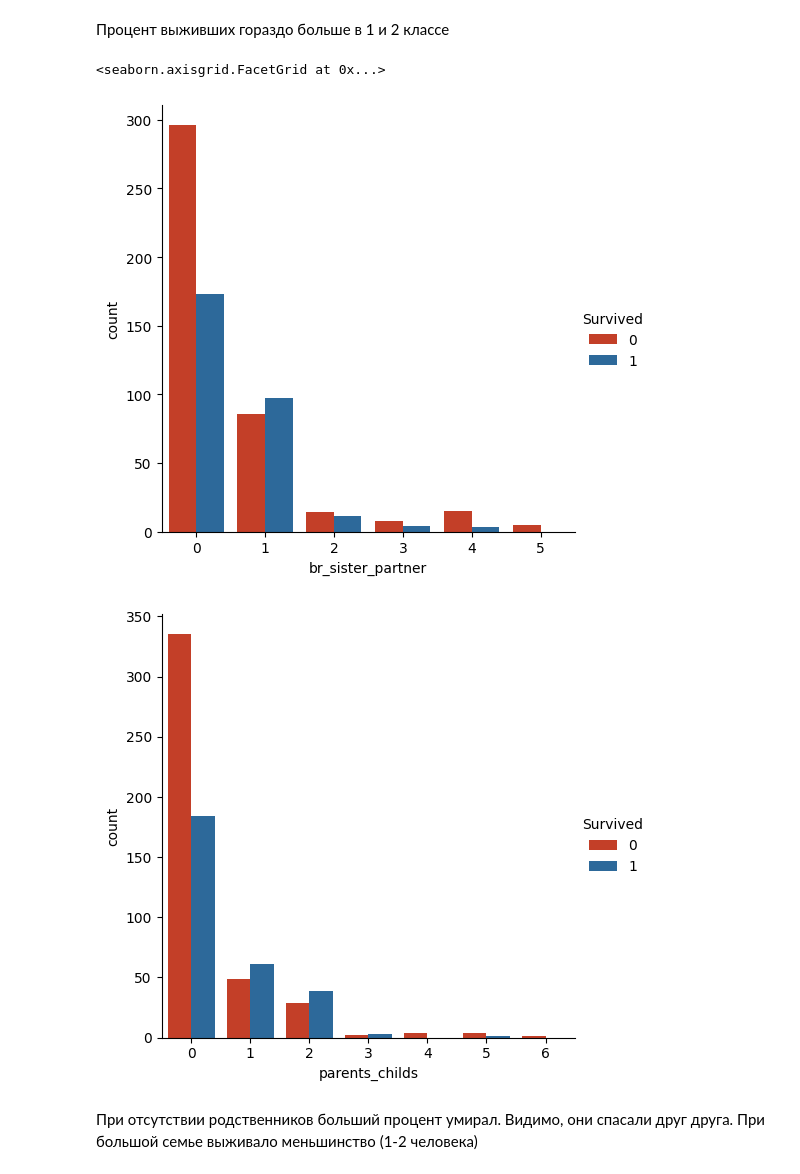
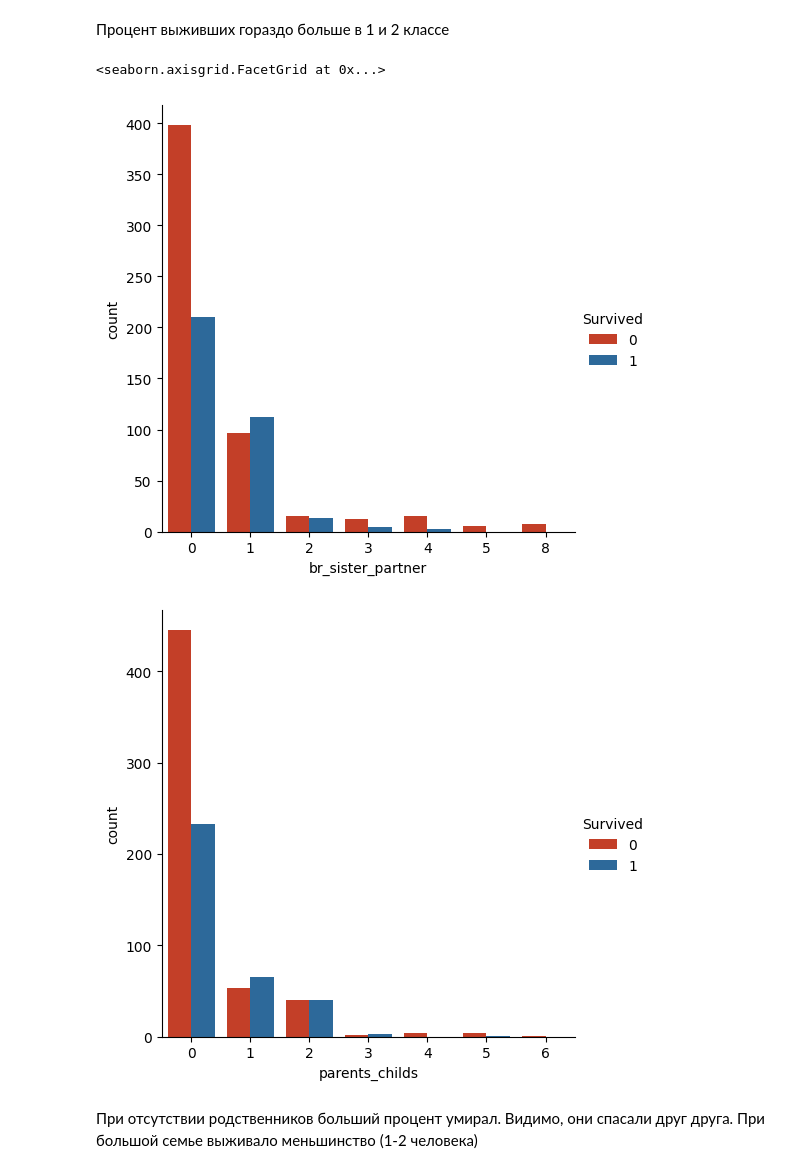
Before and after one commit to Sidyaniv/titanic_prediction, a Jupyter notebook: EDA.ipynb, the cells around one changed output. Drawn from its saved outputs; the diff is of its cells as text; code cells hidden in the pictures.

```diff
--- a/EDA.ipynb
+++ b/EDA.ipynb
@@ -36,0 +34,9 @@ test_data.drop(columns=useless_names, inplace=True)
+# %%
+# Age ~20% пропусков
+# 1-ый способ. Заменим пропуски в возрасте на медианный возраст по всей выборке
+median_age = train_data['Age'].median()
+train_data['Age'].fillna(median_age, inplace=True)
+test_data['Age'].fillna(median_age, inplace=True)
+
+# 2-ой способ. Заменим пропуски на медианный возраст по группам. Группировать можно по нескольким признакам.
+# train_data.groupby(['Pclass', 'Sex'] )['Age'].transform(lambda x: x.fillna(x.median()))
@@ -72,0 +69,11 @@ np.int64(418)
+# %%
+# port_name ~ <1%
+# Заменим на моду по всем объектам
+moda_port_name = train_data['port_name'].mode().item()
+train_data['port_name'].fillna(moda_port_name, inplace=True)
+test_data['port_name'].fillna(moda_port_name, inplace=True)
+
+# test_data ~ <1%
+median_ticket_cost = train_data['ticket_cost'].median()
+train_data['ticket_cost'].fillna(median_ticket_cost, inplace=True)
+test_data['ticket_cost'].fillna(median_ticket_cost, inplace=True)
@@ -94,12 +122,12 @@ sns.catplot(data=train_cleared, x = 'Pclass', hue='Survived', kind='count', pale
 # %% [markdown]
 Процент выживших гораздо больше в 1 и 2 классе
 # %%
-sns.catplot(data=train_cleared, x = 'br_sister_partner', hue='Survived', kind='count', palette = custom_colors)
-sns.catplot(data=train_cleared, x = 'parents_childs', hue='Survived', kind='count', palette = custom_colors)
+sns.catplot(data=train_data, x = 'br_sister_partner', hue='Survived', kind='count', palette = custom_colors)
+sns.catplot(data=train_data, x = 'parents_childs', hue='Survived', kind='count', palette = custom_colors)
 # %% [output]
 <seaborn.axisgrid.FacetGrid at 0x...>
-[figure, old version]
+[figure, new version]
-[figure, old version]
+[figure, new version]
 # %% [markdown]
 При отсутствии родственников больший процент умирал. Видимо, они спасали друг друга. При большой семье выживало меньшинство (1-2 человека)
 # %%
```
Also changed, not shown: parts of 21 cells of this notebook, 1 other file.
